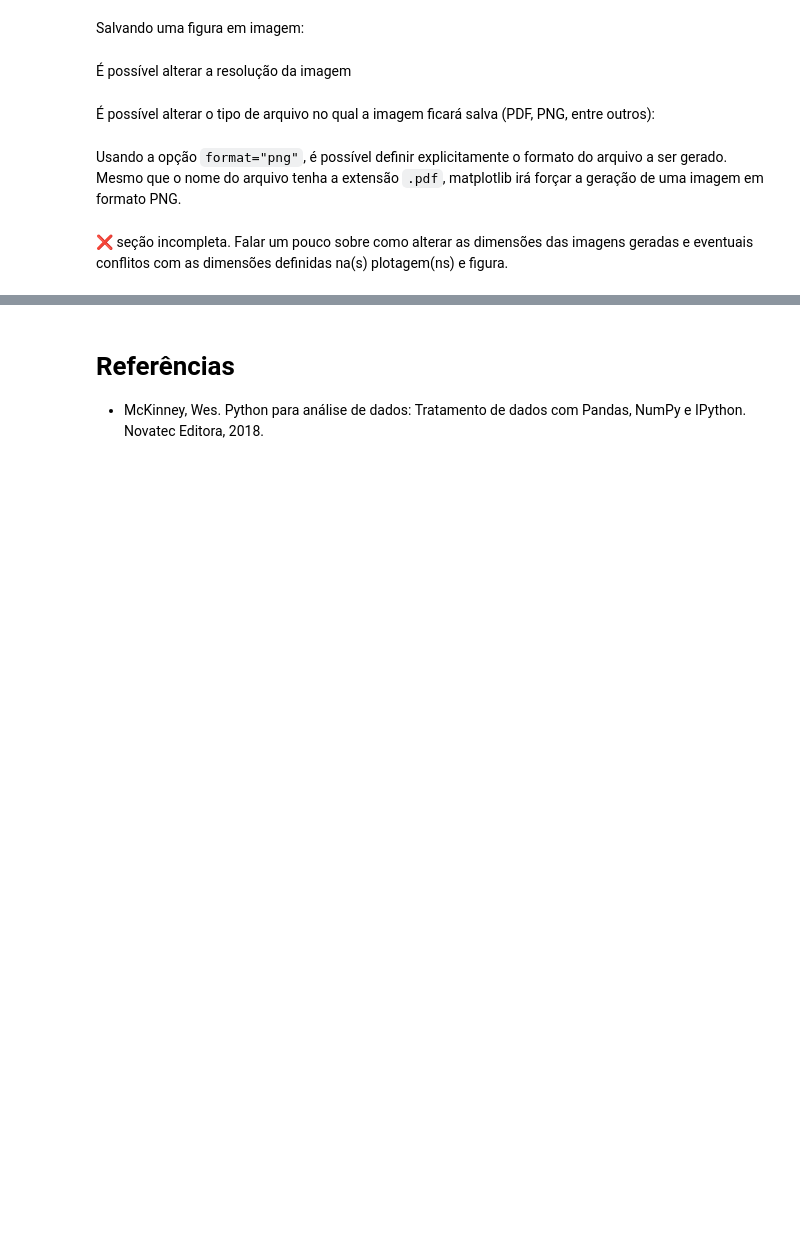
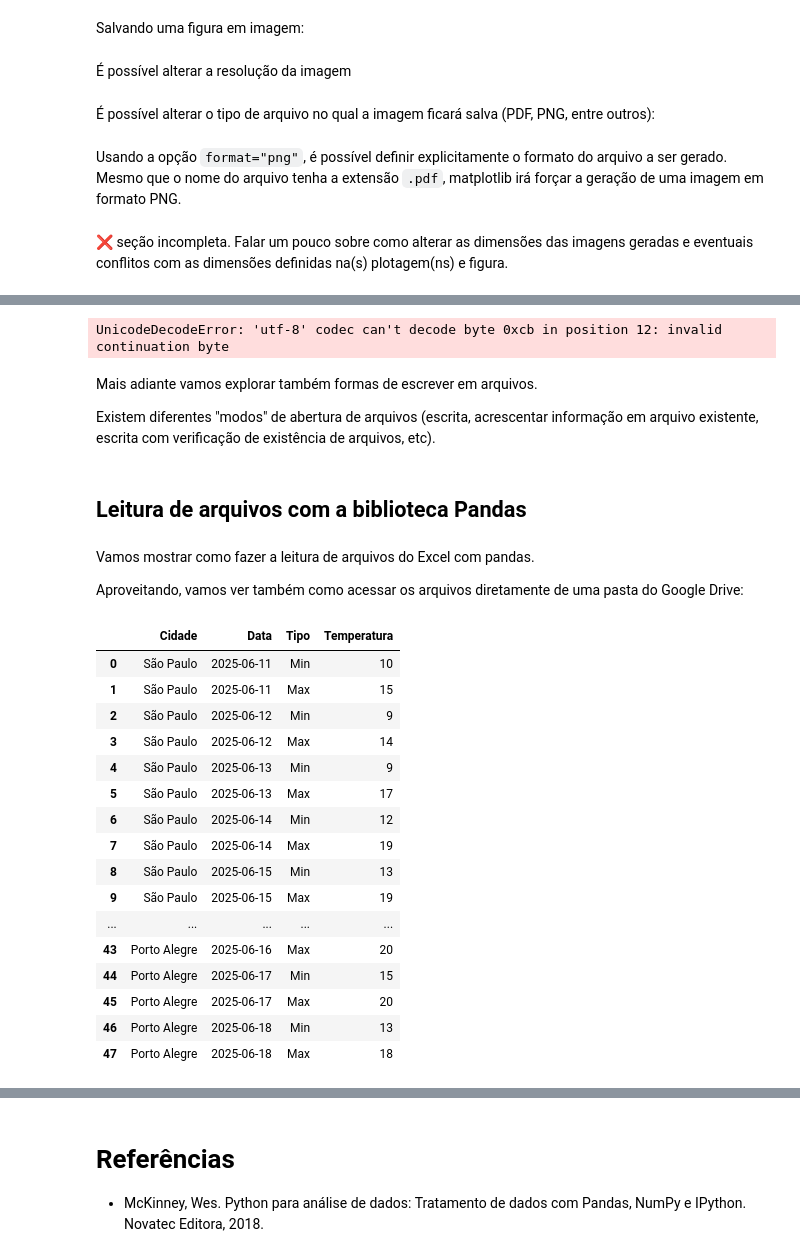
Before and after one commit to SantosRAC/gvenck_python_intro_2025, a Jupyter notebook: Dia_2.ipynb, the cells around one changed output, grey strips where cells are left out. Cells and saved outputs as stored; diff of their text form; code cells hidden in the pictures; blank space fills up the shorter version.

```diff
--- a/Dia_2.ipynb
+++ b/Dia_2.ipynb
@@ -582,0 +570,35 @@ fig.savefig("previsao_do_tempo_sp.pdf", dpi=200, format="png")
+# %%
+for linha in previsao_do_tempo_semana:
+    print(linha)
+# %% [output]
+UnicodeDecodeError: 'utf-8' codec can't decode byte 0xcb in position 12: invalid continuation byte
+# %% [markdown]
+Mais adiante vamos explorar também formas de escrever em arquivos.
+
+Existem diferentes "modos" de abertura de arquivos (escrita, acrescentar informação em arquivo existente, escrita com verificação de existência de arquivos, etc).
+# %% [markdown]
+## Leitura de arquivos com a biblioteca Pandas
+# %% [markdown]
+Vamos mostrar como fazer a leitura de arquivos do Excel com pandas.
+
+Aproveitando, vamos ver também como acessar os arquivos diretamente de uma pasta do Google Drive:
+# %%
+pd.read_excel("/content/drive/MyDrive/MY_COURSES/2025 Python GVENCK/Material de Aula Prática/Previsão do tempo.xlsx")
+# %% [output]
+|  | Cidade | Data | Tipo | Temperatura |
+| 0 | São Paulo | 2025-06-11 | Min | 10 |
+| 1 | São Paulo | 2025-06-11 | Max | 15 |
+| 2 | São Paulo | 2025-06-12 | Min | 9 |
+| 3 | São Paulo | 2025-06-12 | Max | 14 |
+| 4 | São Paulo | 2025-06-13 | Min | 9 |
+| 5 | São Paulo | 2025-06-13 | Max | 17 |
+| 6 | São Paulo | 2025-06-14 | Min | 12 |
+| 7 | São Paulo | 2025-06-14 | Max | 19 |
+| 8 | São Paulo | 2025-06-15 | Min | 13 |
+| 9 | São Paulo | 2025-06-15 | Max | 19 |
+| ... | ... | ... | ... | ... |
+| 43 | Porto Alegre | 2025-06-16 | Max | 20 |
+| 44 | Porto Alegre | 2025-06-17 | Min | 15 |
+| 45 | Porto Alegre | 2025-06-17 | Max | 20 |
+| 46 | Porto Alegre | 2025-06-18 | Min | 13 |
+| 47 | Porto Alegre | 2025-06-18 | Max | 18 |
```
Also changed, not shown: parts of 46 cells of this notebook.
